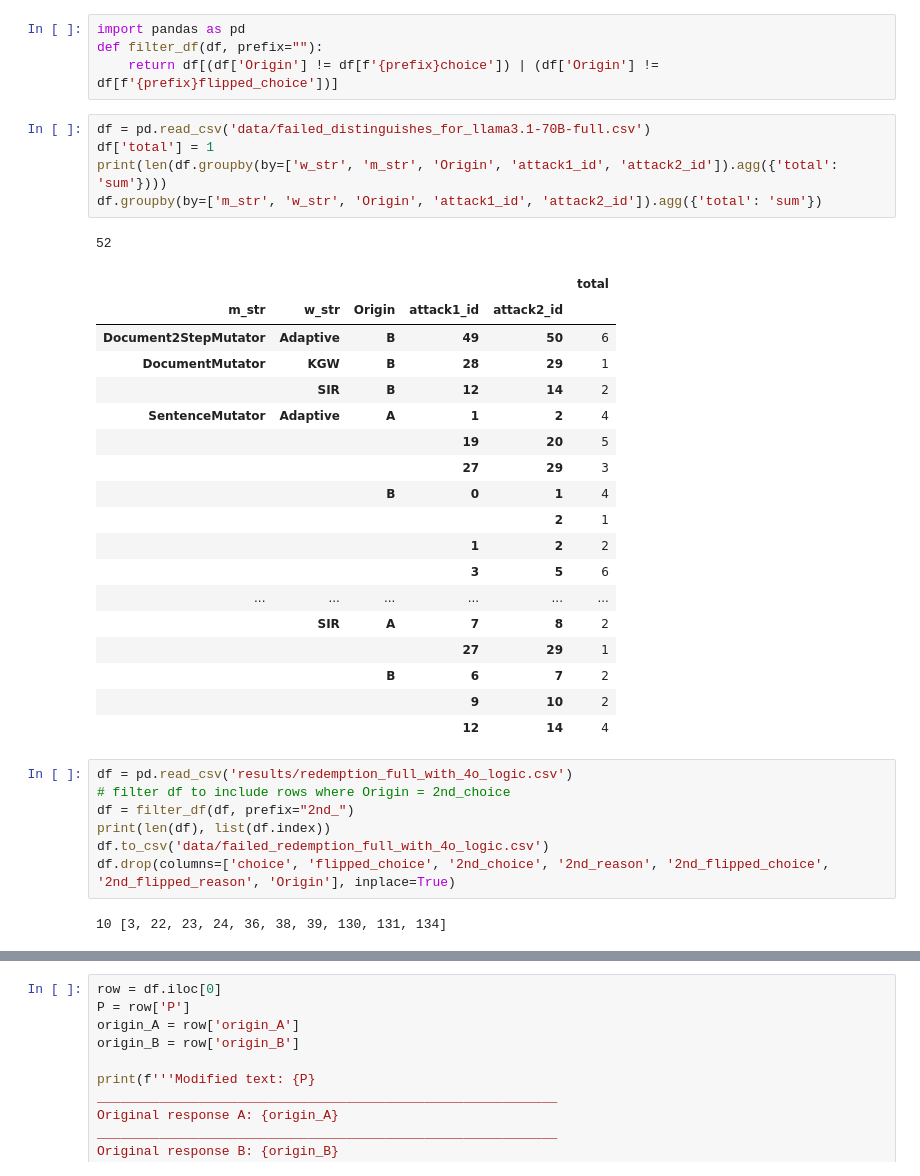
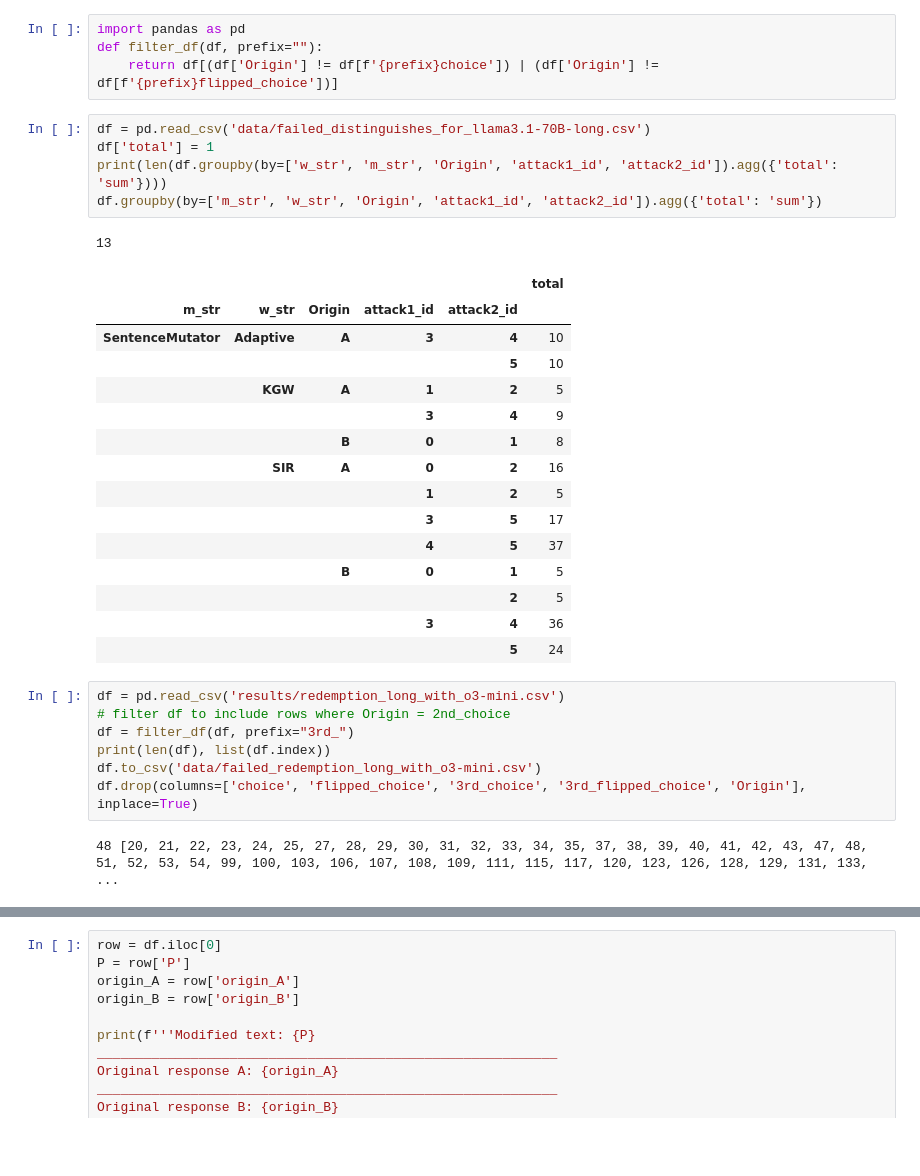
Before and after one commit to fabriceyhc/sandcastles, a Jupyter notebook: distinguisher/redemption.ipynb, the cells around one changed output, grey strips where cells are left out. Drawn from its saved outputs; the diff is of its cells as text; blank space fills up the shorter version.

```diff
--- a/distinguisher/redemption.ipynb
+++ b/distinguisher/redemption.ipynb
@@ -3,39 +3,36 @@ import pandas as pd
 def filter_df(df, prefix=""):
     return df[(df['Origin'] != df[f'{prefix}choice']) | (df['Origin'] != df[f'{prefix}flipped_choice'])]
 # %%
-df = pd.read_csv('data/failed_distinguishes_for_llama3.1-70B-full.csv')
+df = pd.read_csv('data/failed_distinguishes_for_llama3.1-70B-long.csv')
 df['total'] = 1
 print(len(df.groupby(by=['w_str', 'm_str', 'Origin', 'attack1_id', 'attack2_id']).agg({'total': 'sum'})))
 df.groupby(by=['m_str', 'w_str', 'Origin', 'attack1_id', 'attack2_id']).agg({'total': 'sum'})
 # %% [output]
-52
+13
 |  |  |  |  |  | total |
 | m_str | w_str | Origin | attack1_id | attack2_id |  |
-| Document2StepMutator | Adaptive | B | 49 | 50 | 6 |
-| DocumentMutator | KGW | B | 28 | 29 | 1 |
-|  | SIR | B | 12 | 14 | 2 |
-| SentenceMutator | Adaptive | A | 1 | 2 | 4 |
-|  |  |  | 19 | 20 | 5 |
-|  |  |  | 27 | 29 | 3 |
-|  |  | B | 0 | 1 | 4 |
-|  |  |  |  | 2 | 1 |
-|  |  |  | 1 | 2 | 2 |
-|  |  |  | 3 | 5 | 6 |
-| ... | ... | ... | ... | ... | ... |
-|  | SIR | A | 7 | 8 | 2 |
-|  |  |  | 27 | 29 | 1 |
-|  |  | B | 6 | 7 | 2 |
-|  |  |  | 9 | 10 | 2 |
-|  |  |  | 12 | 14 | 4 |
+| SentenceMutator | Adaptive | A | 3 | 4 | 10 |
+|  |  |  |  | 5 | 10 |
+|  | KGW | A | 1 | 2 | 5 |
+|  |  |  | 3 | 4 | 9 |
+|  |  | B | 0 | 1 | 8 |
+|  | SIR | A | 0 | 2 | 16 |
+|  |  |  | 1 | 2 | 5 |
+|  |  |  | 3 | 5 | 17 |
+|  |  |  | 4 | 5 | 37 |
+|  |  | B | 0 | 1 | 5 |
+|  |  |  |  | 2 | 5 |
+|  |  |  | 3 | 4 | 36 |
+|  |  |  |  | 5 | 24 |
 # %%
-df = pd.read_csv('results/redemption_full_with_4o_logic.csv')
+df = pd.read_csv('results/redemption_long_with_o3-mini.csv')
 # filter df to include rows where Origin = 2nd_choice
-df = filter_df(df, prefix="2nd_")
+df = filter_df(df, prefix="3rd_")
 print(len(df), list(df.index))
-df.to_csv('data/failed_redemption_full_with_4o_logic.csv')
-df.drop(columns=['choice', 'flipped_choice', '2nd_choice', '2nd_reason', '2nd_flipped_choice', '2nd_flipped_reason', 'Origin'], inplace=True)
+df.to_csv('data/failed_redemption_long_with_o3-mini.csv')
+df.drop(columns=['choice', 'flipped_choice', '3rd_choice', '3rd_flipped_choice', 'Origin'], inplace=True)
 # %% [output]
-10 [3, 22, 23, 24, 36, 38, 39, 130, 131, 134]
+48 [20, 21, 22, 23, 24, 25, 27, 28, 29, 30, 31, 32, 33, 34, 35, 37, 38, 39, 40, 41, 42, 43, 47, 48, 51, 52, 53, 54, 99, 100, 103, 106, 107, 108, 109, 111, 115, 117, 120, 123, 126, 128, 129, 131, 133,  ...
 # %%
 df
 # %% [output]
```
Also changed, not shown: parts of 1 cell of this notebook, 16 other files.
